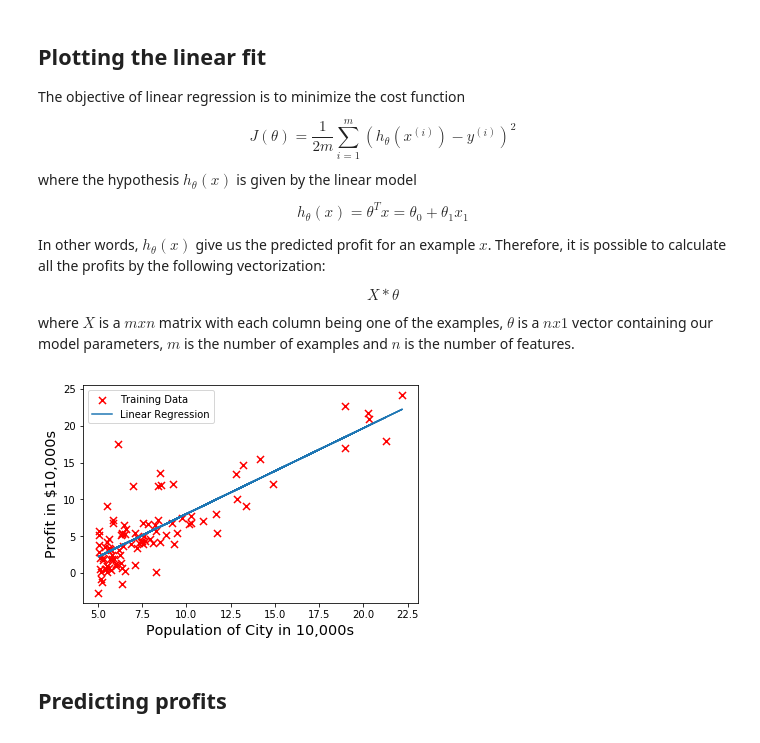
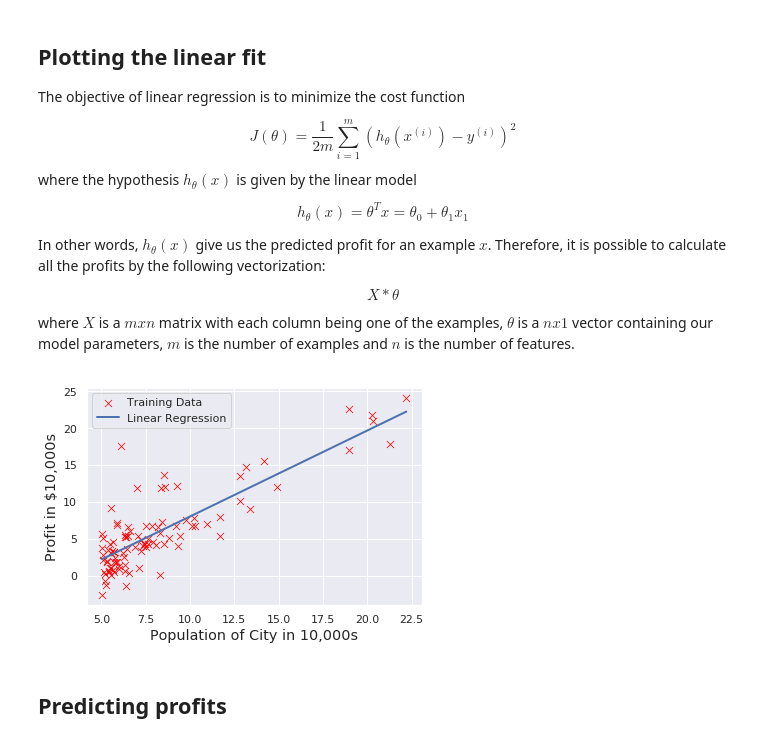
Before and after one commit to luigidcsoares/coursera-stanford-ml, a Jupyter notebook: ex1-linear-regression/python/notebooks/food-truck.ipynb, the cells around one changed output. Drawn from its saved outputs; the diff is of its cells as text; code cells hidden in the pictures.

```diff
--- a/ex1-linear-regression/python/notebooks/food-truck.ipynb
+++ b/ex1-linear-regression/python/notebooks/food-truck.ipynb
@@ -142,14 +159,27 @@ In other words, $h_{\theta}(x)$ give us the predicted profit for an example $x$.
 $$X * \theta$$
 
 where $X$ is a $m x n$ matrix with each column being one of the examples, $\theta$ is a $n x 1$ vector containing our model parameters, $m$ is the number of examples and $n$ is the number of features.
-# %%
-# Create new plot using same old axes.
-line, = ax.plot(X[:, 1:], X @ theta)
-ax.legend([scatter, line], ['Training Data', 'Linear Regression'])
-
-fig
-# %% [output]
-[figure, removed]
+# %%
+# Turn data into a dataframe to plot with seaborn.
+linear_reg = pd.DataFrame(
+    np.hstack((X[:, 1:], X @ theta)),
+    columns=['population', 'profit']
+)
+
+# Create a lineplot sharing axes with the scatter plot.
+line = sns.lineplot(
+    x='population', y='profit',
+    data=linear_reg, label='Linear Regression',
+    ax=ax, linewidth=2
+)
+
+# Just swap legend positions to preserve plot order.
+handles, legends = ax.get_legend_handles_labels()
+ax.legend(handles[::-1], legends[::-1])
+
+fig
+# %% [output]
+[figure, added]
 # %% [markdown]
 ## Predicting profits
 # %%
```
Also changed, not shown: parts of 8 cells of this notebook, 1 other file.
